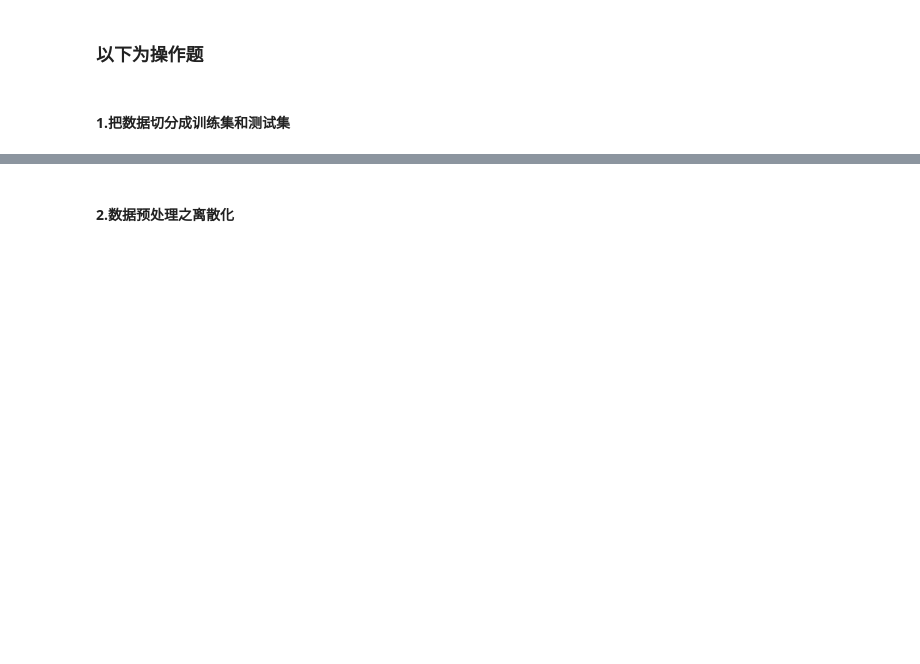
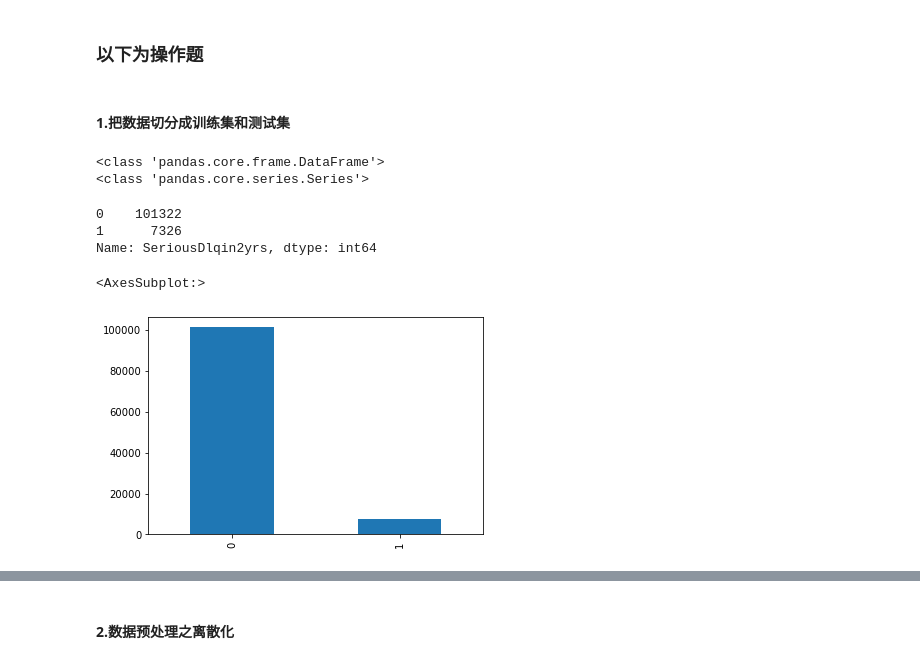
Before and after one commit to iphysresearch/GWData-Bootcamp, a Jupyter notebook: 2023/machine_learning/homework_credit_scoring_finetune_ensemble.ipynb, the cells around one changed output, grey strips where cells are left out. Drawn from its saved outputs; the diff is of its cells as text; code cells hidden in the pictures; blank space fills up the shorter version.

```diff
--- a/2023/machine_learning/homework_credit_scoring_finetune_ensemble.ipynb
+++ b/2023/machine_learning/homework_credit_scoring_finetune_ensemble.ipynb
@@ -55,7 +82,28 @@ y.mean()
+# %%
+# 提示：查看train_test_split函数
+#70%的训练集30%的测试集
+from sklearn.model_selection import train_test_split
+X_train, X_test, y_train, y_test = train_test_split(X, y, test_size=0.3, shuffle=True, random_state=0)
+
+# 查看数据类型
+print(type(X_train))
+print(type(y_train))
+# %% [output]
+<class 'pandas.core.frame.DataFrame'>
+<class 'pandas.core.series.Series'>
+# %%
+# 通过SeriousDlqin2yrs字段查看正负样本分布情况
+# 提示：value_counts
+data['SeriousDlqin2yrs'].value_counts()
+# %% [output]
+0    101322
+1      7326
+Name: SeriousDlqin2yrs, dtype: int64
 # %%
-# 通过SeriousDlqin2yrs字段查看正负样本分布情况
-# 提示：value_counts
-
-
 # 绘制两种类别的柱状图
 # 提示：dataframe可以直接plot(kind='bar')
+#第一种直接使用dataframe
+data['SeriousDlqin2yrs'].value_counts().plot(kind = 'bar')
+# %% [output]
+<AxesSubplot:>
+[figure, added]
```
Also changed, not shown: parts of 42 cells of this notebook.
